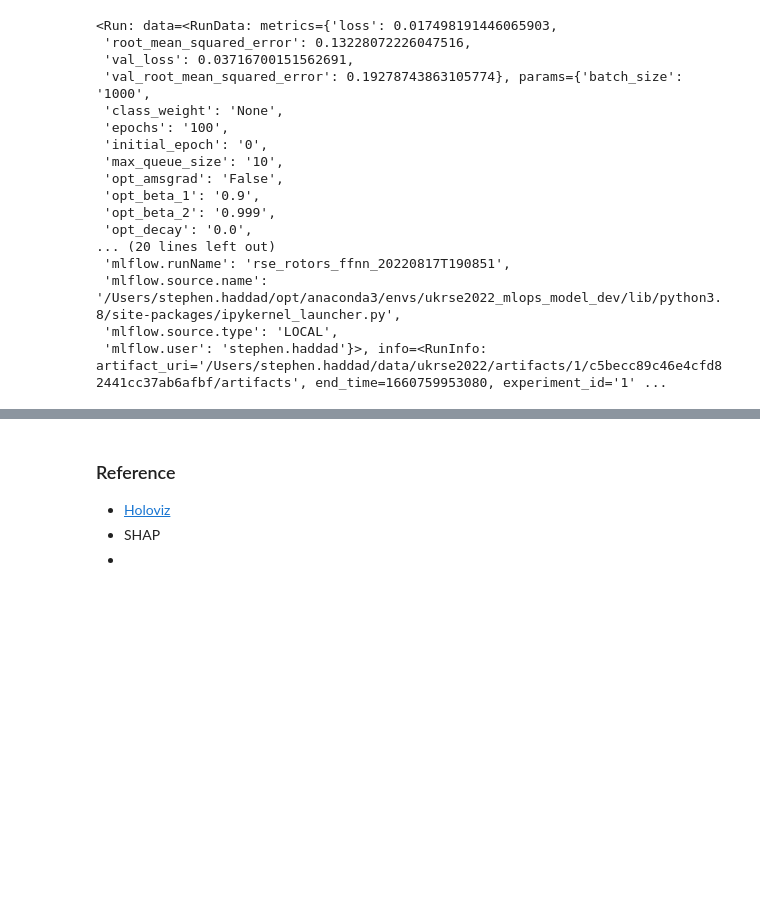
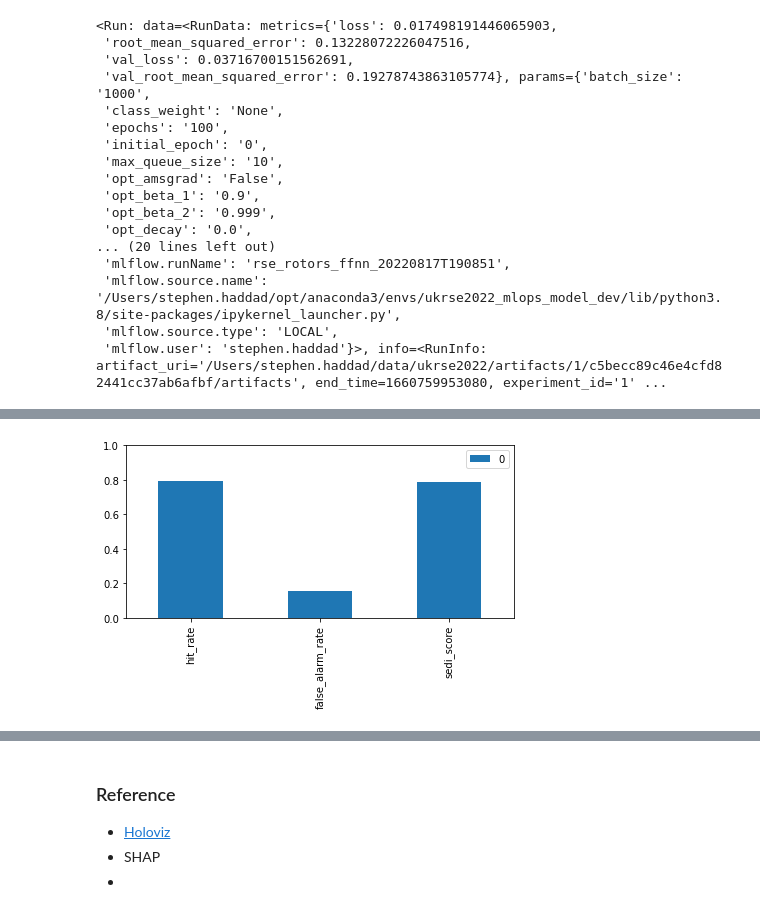
Before and after one commit to informatics-lab/ukrse_2022_mlops_walkthrough, a Jupyter notebook: 04_model_evaluation.ipynb, the cells around one changed output, grey strips where cells are left out. Drawn from its saved outputs; the diff is of its cells as text; code cells hidden in the pictures; blank space fills up the shorter version.

```diff
--- a/04_model_evaluation.ipynb
+++ b/04_model_evaluation.ipynb
@@ -237,0 +381,27 @@ mlflow.tracking.MlflowClient().get_run(latest_run_info.run_id)
+# %%
+def plot_rotors_metrics(rotors_model,  X_dict, y_dict, selected_split, threshold,):
+    y_raw = rotors_model.predict(X_dict[selected_split])[:,0]
+    y_pred = list(map(float, y_raw > threshold))
+    cm1 = sklearn.metrics.confusion_matrix(y_dict[selected_split], y_pred)
+    metric_dict = {
+        'hit_rate' : [cm1[1,1] / (cm1[1,0] + cm1[1,1])],
+        'false_alarm_rate' : [cm1[0,1] / (cm1[0,0] + cm1[0,1])],
+        'sedi_score': [calc_sedi(cm1)],
+    }
+
+    fig1 = matplotlib.pyplot.Figure()
+    ax1 = fig1.add_subplot(1,1,1)
+    pandas.DataFrame.from_dict(metric_dict).transpose().plot.bar(ax=ax1)
+    ax1.set_ylim([0.0, 1.0])
+    fig1.tight_layout()
+    return fig1
+# %%
+plot_rotors_metrics(
+    rotors_model=rse_rotors_model,
+    X_dict= {'train': X_train, 'val': X_val},
+    y_dict= {'train': y_train[:,0], 'val': y_val[:,0]},
+    selected_split='val',
+    threshold=0.02,
+)
+# %% [output]
+[figure, added]
```
Also changed, not shown: parts of 47 cells of this notebook.
